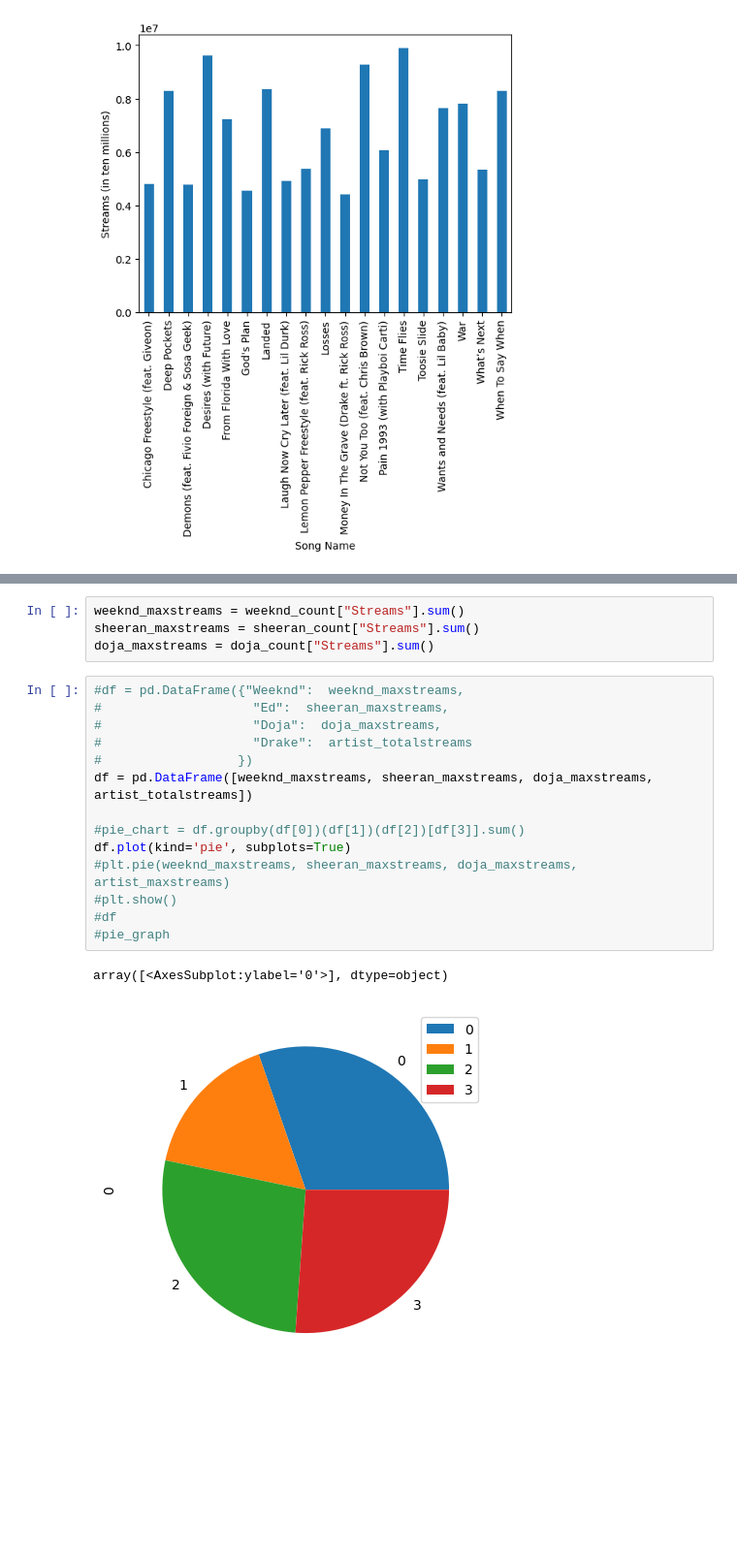
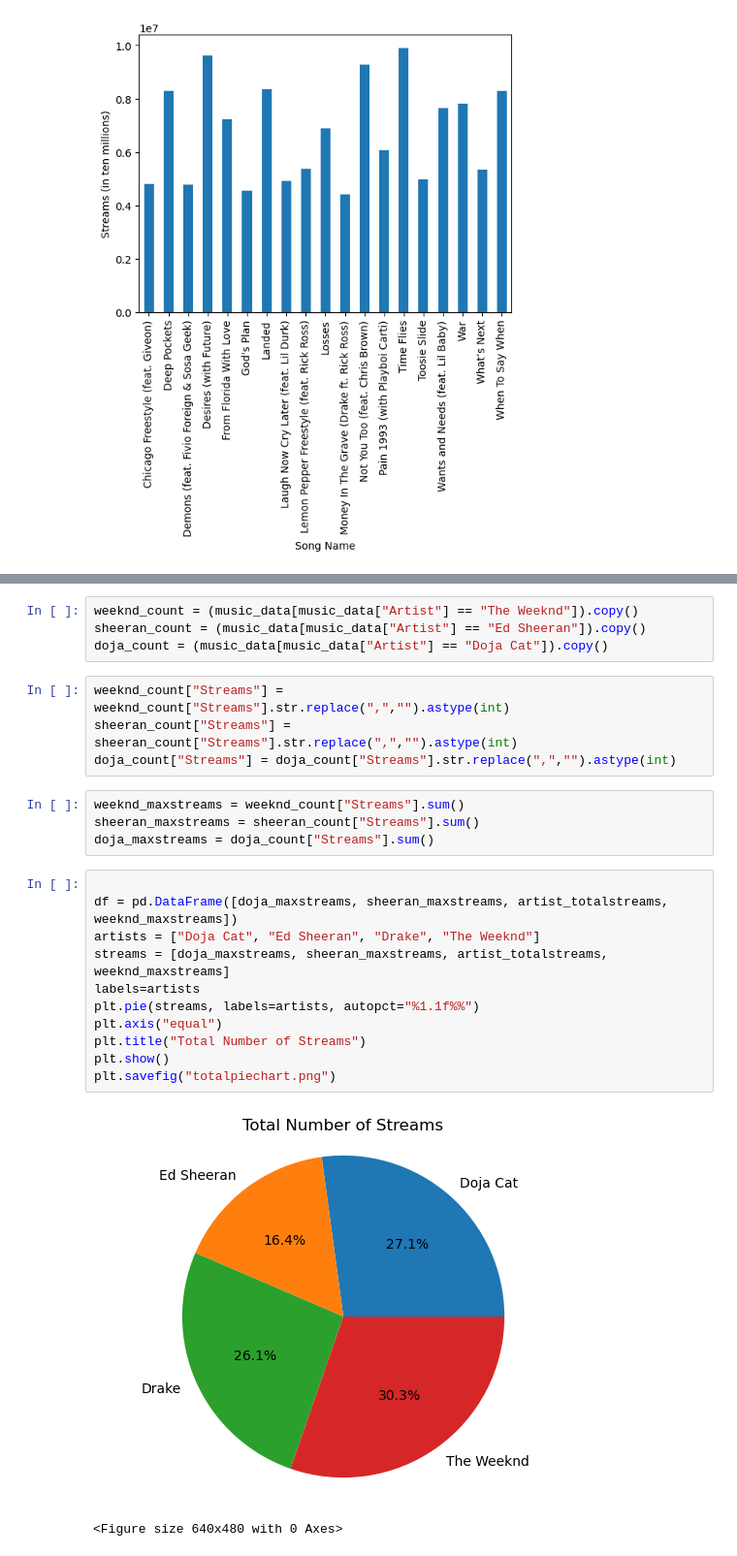
Before and after one commit to AoSxOrca/Project-1, a Jupyter notebook: PythonProjectOne.ipynb, the cells around one changed output, grey strips where cells are left out. Shown at 97% size. Cells and saved outputs as stored; diff of their text form; blank space fills up the shorter version.

```diff
--- a/PythonProjectOne.ipynb
+++ b/PythonProjectOne.ipynb
@@ -119,21 +111,26 @@ doja_count["Streams"] = doja_count["Streams"].str.replace(",","").astype(int)
-# %%
-weeknd_maxstreams = weeknd_count["Streams"].sum()
-sheeran_maxstreams = sheeran_count["Streams"].sum()
-doja_maxstreams = doja_count["Streams"].sum()
-# %%
-#df = pd.DataFrame({"Weeknd":  weeknd_maxstreams,
-#                    "Ed":  sheeran_maxstreams,
-#                    "Doja":  doja_maxstreams,
-#                    "Drake":  artist_totalstreams
-#                  })
-df = pd.DataFrame([weeknd_maxstreams, sheeran_maxstreams, doja_maxstreams, artist_totalstreams])
-
-#pie_chart = df.groupby(df[0])(df[1])(df[2])[df[3]].sum()
-df.plot(kind='pie', subplots=True)
-#plt.pie(weeknd_maxstreams, sheeran_maxstreams, doja_maxstreams, artist_maxstreams)
-#plt.show()
-#df
-#pie_graph
-# %% [output]
-array([<AxesSubplot:ylabel='0'>], dtype=object)
-[figure, removed]
+# %%
+weeknd_count = (music_data[music_data["Artist"] == "The Weeknd"]).copy()
+sheeran_count = (music_data[music_data["Artist"] == "Ed Sheeran"]).copy()
+doja_count = (music_data[music_data["Artist"] == "Doja Cat"]).copy()
+# %%
+weeknd_count["Streams"] = weeknd_count["Streams"].str.replace(",","").astype(int)
+sheeran_count["Streams"] = sheeran_count["Streams"].str.replace(",","").astype(int)
+doja_count["Streams"] = doja_count["Streams"].str.replace(",","").astype(int)
+# %%
+weeknd_maxstreams = weeknd_count["Streams"].sum()
+sheeran_maxstreams = sheeran_count["Streams"].sum()
+doja_maxstreams = doja_count["Streams"].sum()
+# %%
+
+df = pd.DataFrame([doja_maxstreams, sheeran_maxstreams, artist_totalstreams, weeknd_maxstreams])
+artists = ["Doja Cat", "Ed Sheeran", "Drake", "The Weeknd"]
+streams = [doja_maxstreams, sheeran_maxstreams, artist_totalstreams, weeknd_maxstreams]
+labels=artists
+plt.pie(streams, labels=artists, autopct="%1.1f%%")
+plt.axis("equal")
+plt.title("Total Number of Streams")
+plt.show()
+plt.savefig("totalpiechart.png")
+# %% [output]
+[figure, added]
+<Figure size 640x480 with 0 Axes>
```
Also changed, not shown: parts of 5 cells of this notebook, 1 other file.
